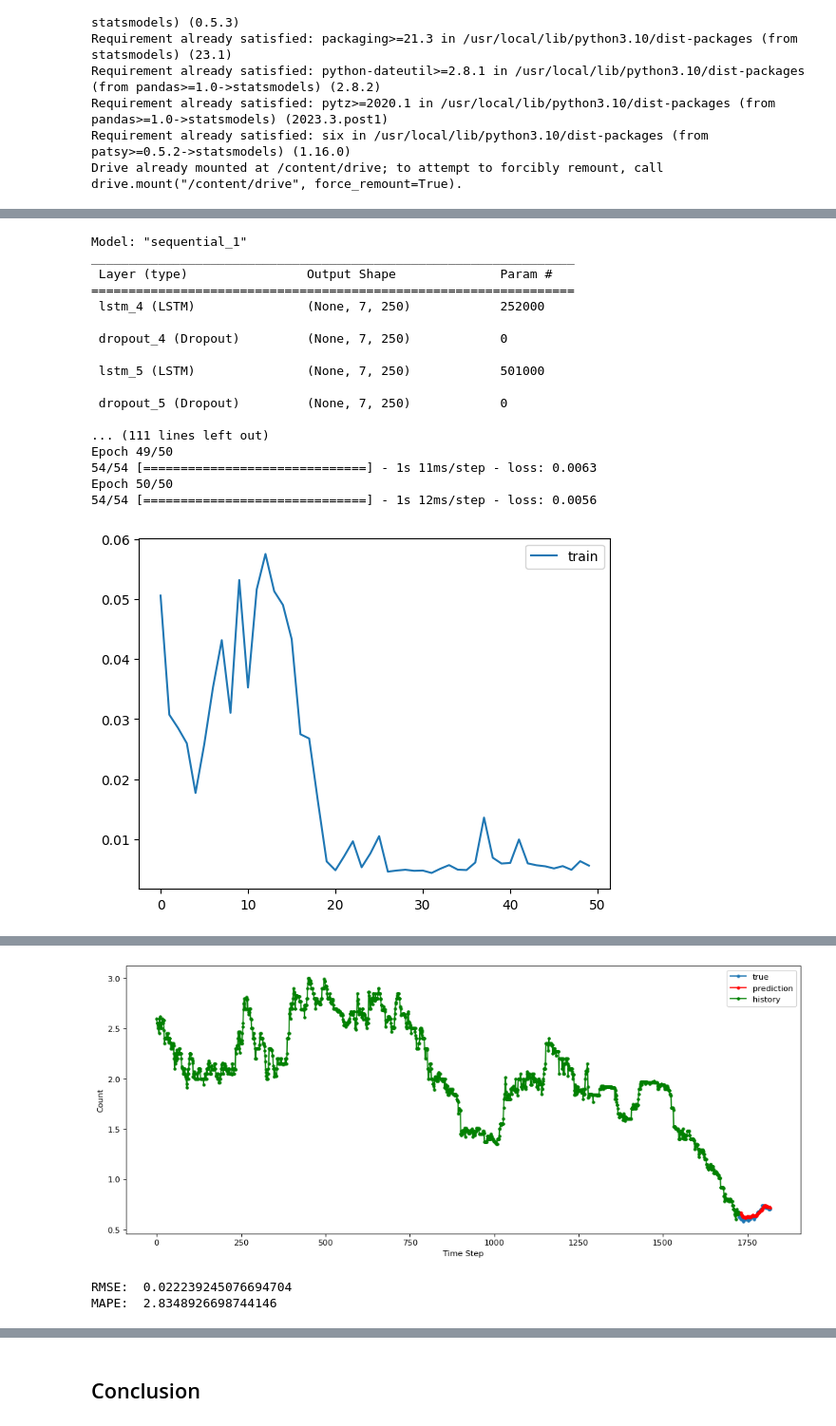
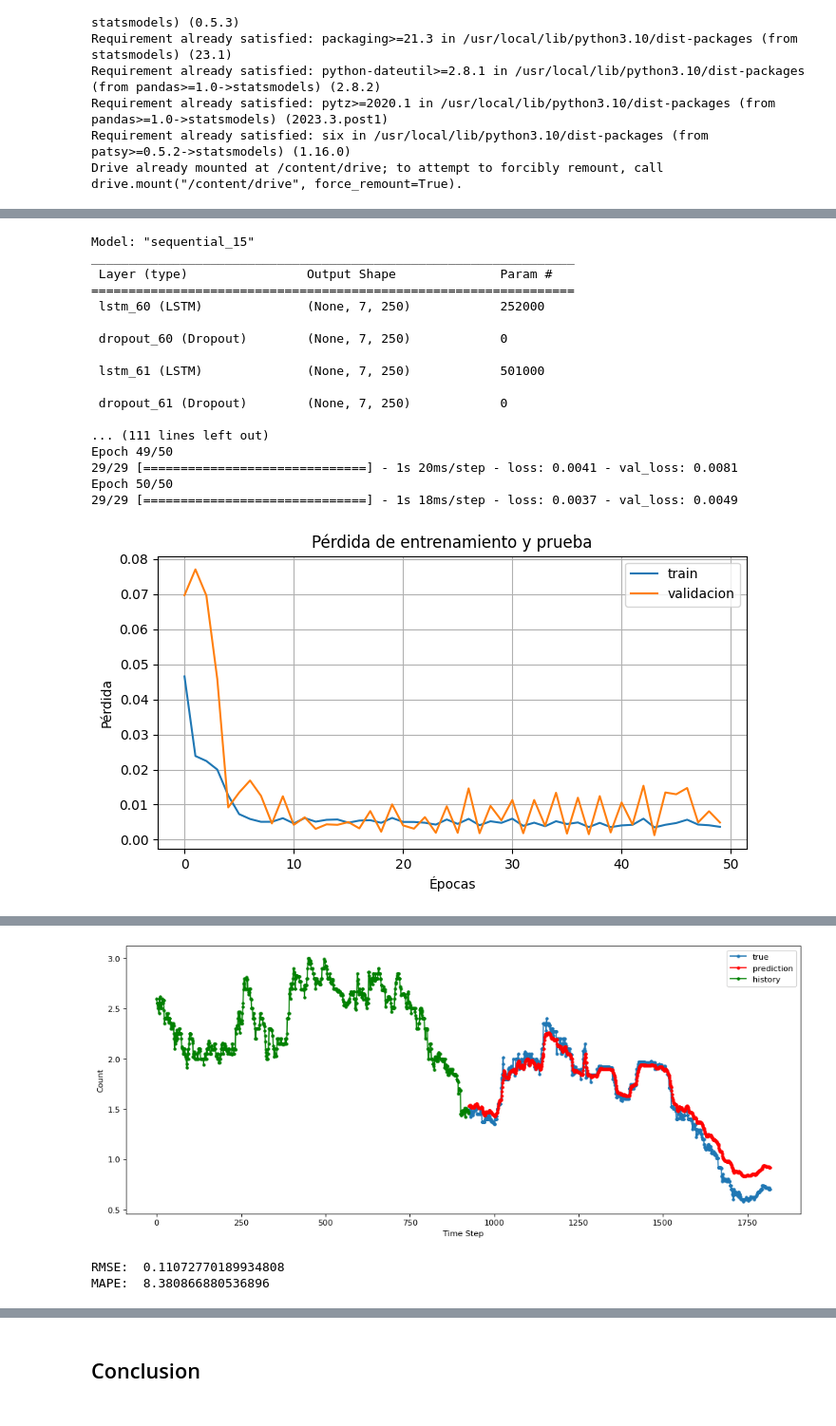
Before and after one commit to dhuanca/deeplearning, a Jupyter notebook: Implementacion.ipynb, the cells around one changed output, grey strips where cells are left out. Shown at 95% size. Cells and saved outputs as stored; diff of their text form; code cells hidden in the pictures.

```diff
--- a/Implementacion.ipynb
+++ b/Implementacion.ipynb
@@ -87,24 +74,24 @@ MAPE:  9.836440168108055
 # %%
 # Modelo 2
 # timestep = 7
-df = datasetIngestado('/content/drive/MyDrive/RetoAplicacion_TELEFBC1.csv')
-rmse_2, mape_2 = genera_modelo('Close', 100, 7, 0.2, 'adam', 'mean_squared_error', 50, 32, False)
+df = DatasetIngestado('/content/drive/MyDrive/RetoAplicacion_TELEFBC1.csv')
+rmse_2, mape_2 = genera_modelo('Close', 900, 7, 0.2, 'adam', 'mean_squared_error', 50, 32, False, 250)
 # %% [output]
-Model: "sequential_1"
+Model: "sequential_15"
 _________________________________________________________________
  Layer (type)                Output Shape              Param #
 =================================================================
- lstm_4 (LSTM)               (None, 7, 250)            252000
+ lstm_60 (LSTM)              (None, 7, 250)            252000
 
- dropout_4 (Dropout)         (None, 7, 250)            0
+ dropout_60 (Dropout)        (None, 7, 250)            0
 
- lstm_5 (LSTM)               (None, 7, 250)            501000
+ lstm_61 (LSTM)              (None, 7, 250)            501000
 
- dropout_5 (Dropout)         (None, 7, 250)            0
+ dropout_61 (Dropout)        (None, 7, 250)            0
 
 ... (111 lines left out)
 Epoch 49/50
-54/54 [==============================] - 1s 11ms/step - loss: 0.0063
+29/29 [==============================] - 1s 20ms/step - loss: 0.0041 - val_loss: 0.0081
 Epoch 50/50
-54/54 [==============================] - 1s 12ms/step - loss: 0.0056
+29/29 [==============================] - 1s 18ms/step - loss: 0.0037 - val_loss: 0.0049
-[figure, old version]
+[figure, new version]
@@ -112,6 +99,6 @@ Epoch 50/50
-[figure, old version]
+[figure, new version]
-RMSE:  0.022239245076694704
-MAPE:  2.8348926698744146
+RMSE:  0.11072770189934808
+MAPE:  8.380866880536896
 # %%
 # Modelo 3
 # timestep = 30
```
Also changed, not shown: parts of 13 cells of this notebook.
